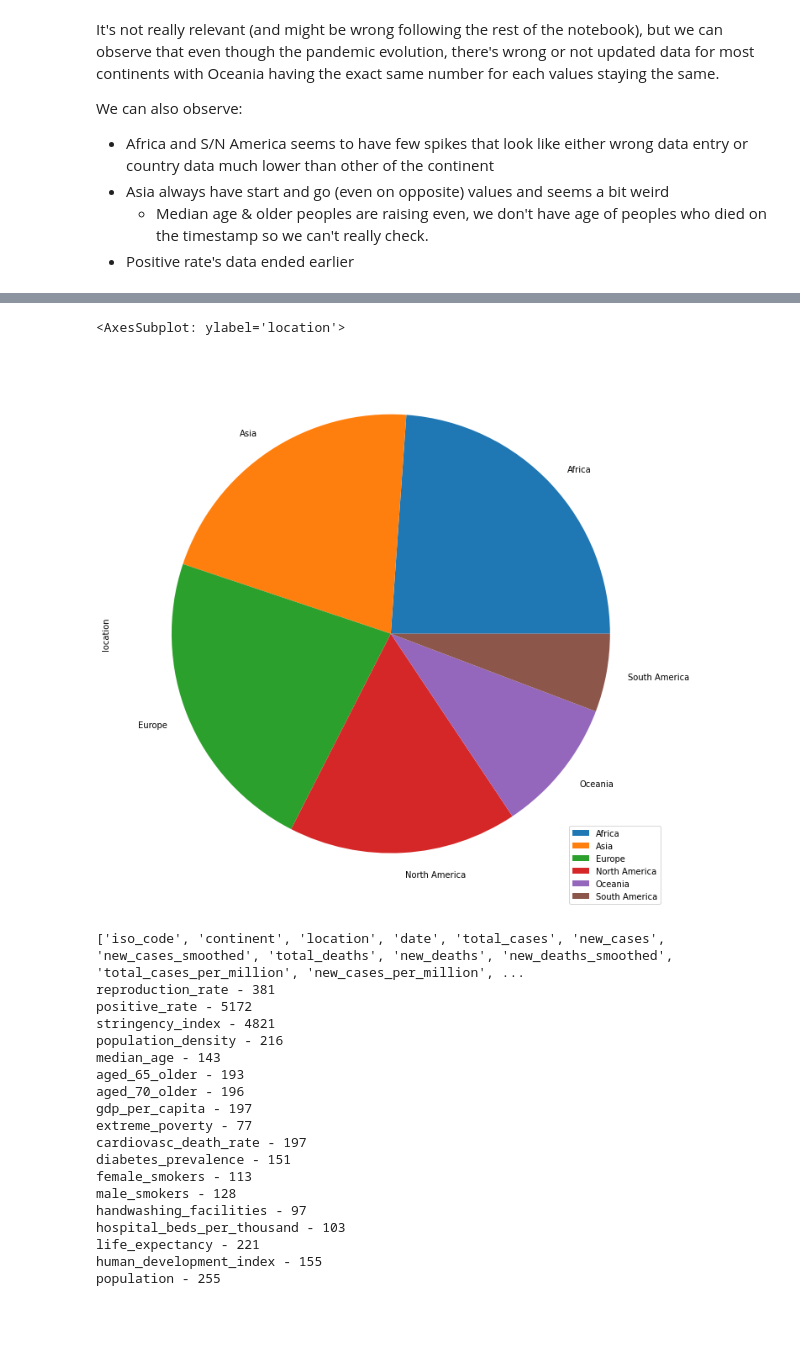
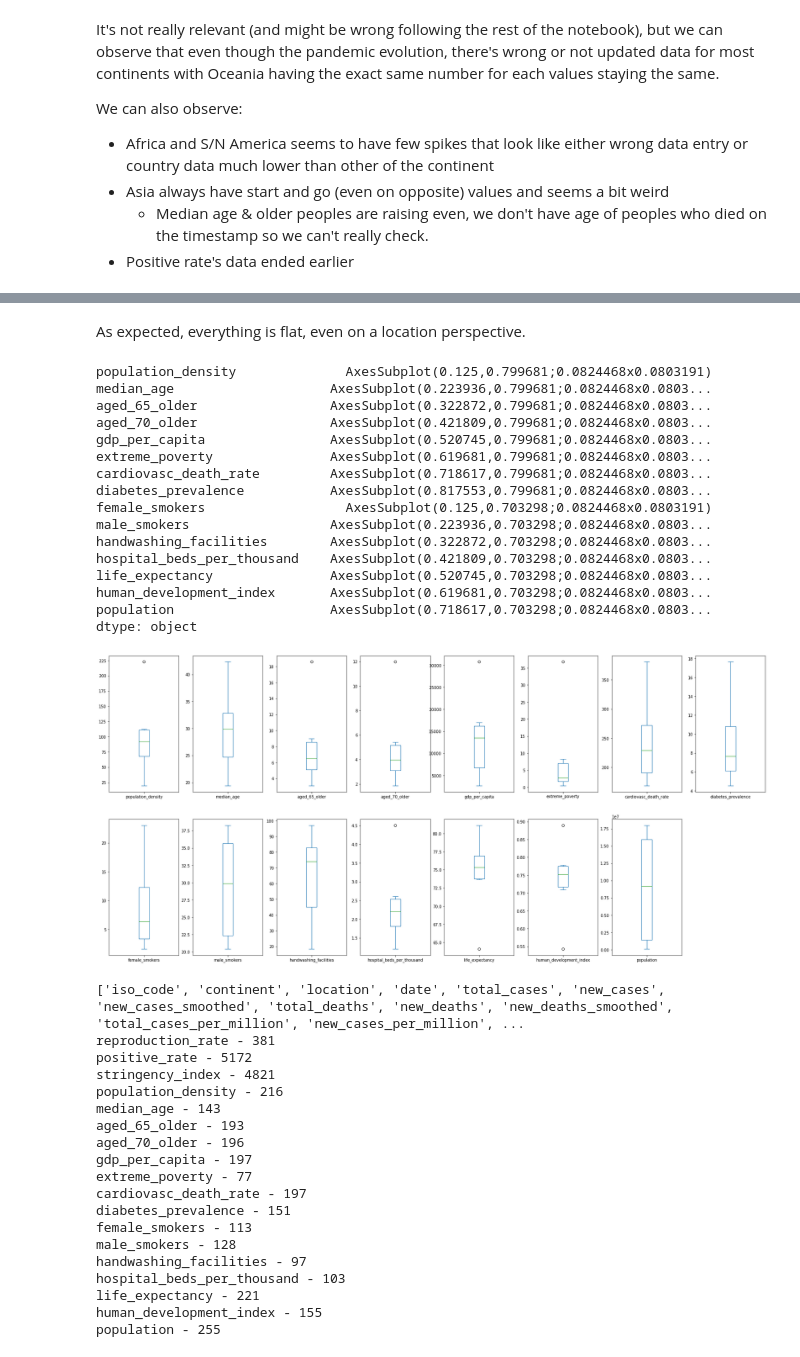
Before and after one commit to antoninchafiol/CoviEDA, a Jupyter notebook: notebook.ipynb, the cells around one changed output, grey strips where cells are left out. Drawn from its saved outputs; the diff is of its cells as text; code cells hidden in the pictures; blank space fills up the shorter version.

```diff
--- a/notebook.ipynb
+++ b/notebook.ipynb
@@ -298,13 +325,30 @@ array([[<AxesSubplot: xlabel='date'>, <AxesSubplot: xlabel='date'>,
+# %% [markdown]
+As expected, everything is flat, even on a location perspective.
 # %%
 # Checking the nb of occurence that a continent got higher number of colums-based data based on the mean and median
+# c.append('continent')
+temp = df_wona[c]
+temp = temp.groupby('continent').median()
+# temp=temp.reset_index()
+temp.plot.box(subplots=True, layout=(8,8), figsize=(30,60))
+# %% [output]
+population_density              AxesSubplot(0.125,0.799681;0.0824468x0.0803191)
+median_age                    AxesSubplot(0.223936,0.799681;0.0824468x0.0803...
+aged_65_older                 AxesSubplot(0.322872,0.799681;0.0824468x0.0803...
+aged_70_older                 AxesSubplot(0.421809,0.799681;0.0824468x0.0803...
+gdp_per_capita                AxesSubplot(0.520745,0.799681;0.0824468x0.0803...
+extreme_poverty               AxesSubplot(0.619681,0.799681;0.0824468x0.0803...
+cardiovasc_death_rate         AxesSubplot(0.718617,0.799681;0.0824468x0.0803...
+diabetes_prevalence           AxesSubplot(0.817553,0.799681;0.0824468x0.0803...
+female_smokers                  AxesSubplot(0.125,0.703298;0.0824468x0.0803191)
+male_smokers                  AxesSubplot(0.223936,0.703298;0.0824468x0.0803...
+handwashing_facilities        AxesSubplot(0.322872,0.703298;0.0824468x0.0803...
+hospital_beds_per_thousand    AxesSubplot(0.421809,0.703298;0.0824468x0.0803...
+life_expectancy               AxesSubplot(0.520745,0.703298;0.0824468x0.0803...
+human_development_index       AxesSubplot(0.619681,0.703298;0.0824468x0.0803...
+population                    AxesSubplot(0.718617,0.703298;0.0824468x0.0803...
+dtype: object
+[figure, added]
-# %%
-# Check repartition of number of country per continent
-temp = df_wona[['continent', 'location']].groupby('continent').nunique()
-# temp = temp.reset_index()
-temp.plot.pie(y='location', figsize=(12,12))
-# %% [output]
-<AxesSubplot: ylabel='location'>
-[figure, removed]
 # %%
 # Spotting higher values of differents relevants columns to spot really high values using both
 
```
Also changed, not shown: parts of 5 cells of this notebook.
